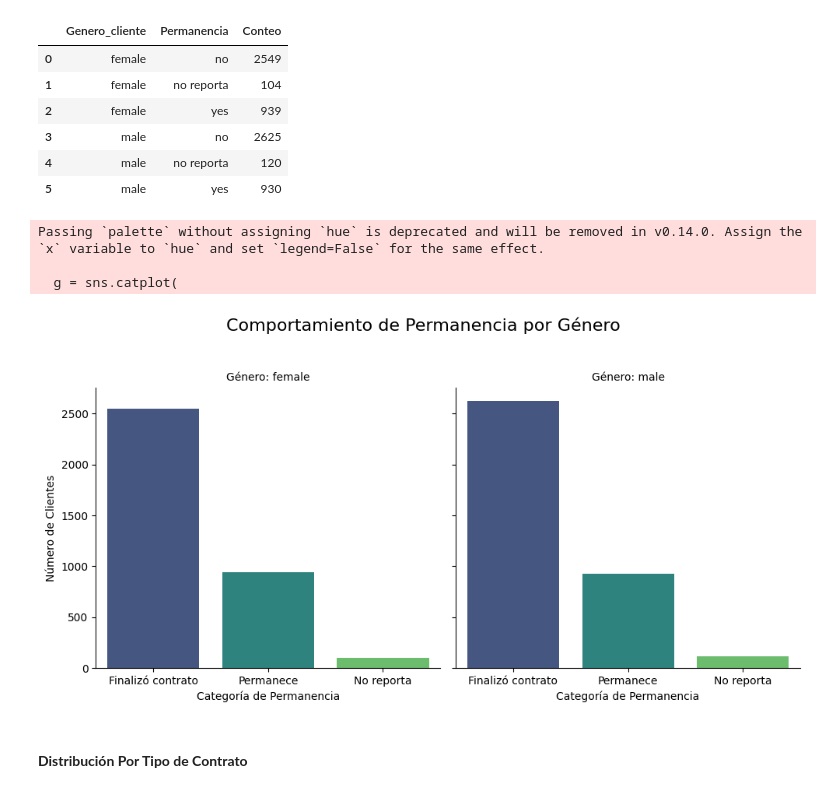
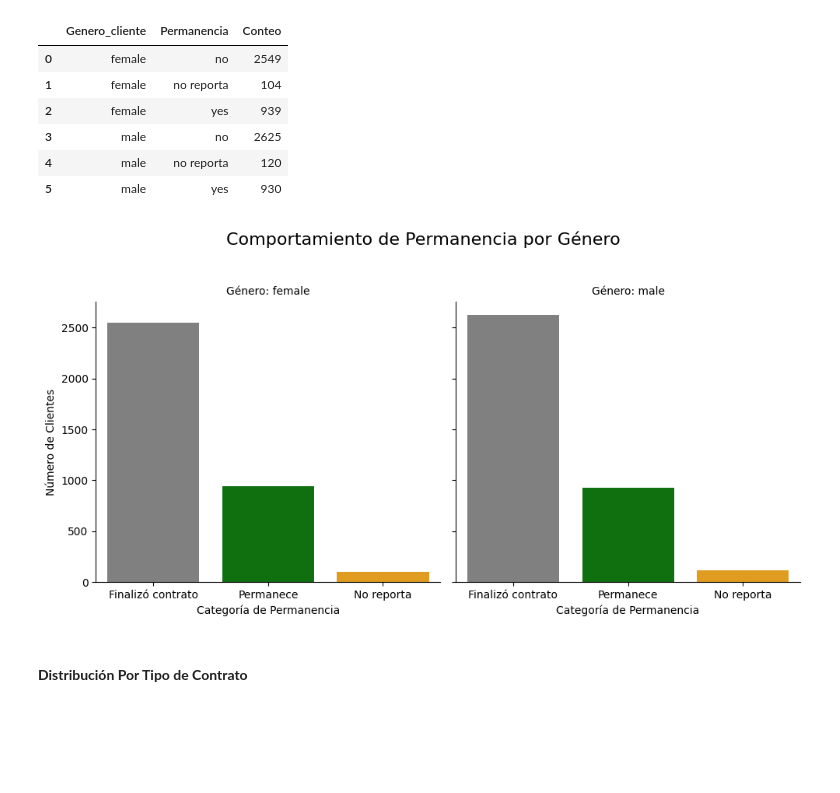
Before and after one commit to CarloR04/Challenge-Telcom_X, a Jupyter notebook: Telcom_X.ipynb, the cells around one changed output. Saved outputs shown, nothing was run; the diff lists cells and outputs as text; code cells hidden in the pictures; blank space fills up the shorter version.

```diff
--- a/Telcom_X.ipynb
+++ b/Telcom_X.ipynb
@@ -799,36 +818,38 @@ Evasión_x_Genero
 # %%
 # Ahora renombramos la columna del índice
 Evasión_x_Genero.columns = ['Genero_cliente', 'Continuación_Contrato', 'Conteo']
 
 # Definimos el orden para las categorías de 'Continuación_Contrato' en el eje X
 permanencia_order = ['no', 'yes', 'no reporta']
+
+# Definimos una paleta de colores personalizada
+custom_palette = {'no': 'gray', 'yes': 'green', 'no reporta': 'orange'}
 
 # Creamos el gráfico categórico con facetas para cada género
 g = sns.catplot(
     data=Evasión_x_Genero,
     x='Continuación_Contrato',
     y='Conteo',
     col='Genero_cliente', # Esto crea subgráficos separados para cada género
     kind='bar',
     height=5, # Altura de cada barra
     aspect=1, # Relación de aspecto de cada barra
     order=permanencia_order, # Establece el orden de las categorías en el eje X
-    palette='viridis' # Elige una paleta de colores
+    hue='Continuación_Contrato', # CORREGIDO: Se usa 'Continuación_Contrato' ya que es el nombre correcto de la columna
+    palette=custom_palette, # Aplicamos la paleta de colores personalizada
+    legend=False # Ocultamos la leyenda ya que los colores son explicados por las etiquetas del eje x
 )
 
 # Configuramos los títulos y etiquetas
 g.set_axis_labels("Categoría de Permanencia", "Número de Clientes")
 g.set_titles("Género: {col_name}")
 # Mapeamos 'no', 'yes', 'no reporta' a etiquetas más descriptivas para el eje X
 g.set_xticklabels(['Finalizó contrato', 'Permanece', 'No reporta'])
 plt.suptitle('Comportamiento de Permanencia por Género', y=1.02, fontsize=16) # Título general
 plt.tight_layout(rect=[0, 0, 1, 0.98]) # Ajusta el diseño para evitar la superposición del título general
 plt.show()
 # %% [output]
-Passing `palette` without assigning `hue` is deprecated and will be removed in v0.14.0. Assign the `x` variable to `hue` and set `legend=False` for the same effect.
-
-  g = sns.catplot(
-[figure, old version]
+[figure, new version]
 # %% [markdown]
 #### **Distribución Por Tipo de Contrato**
 # %%
```
Also changed, not shown: parts of 13 cells of this notebook.
